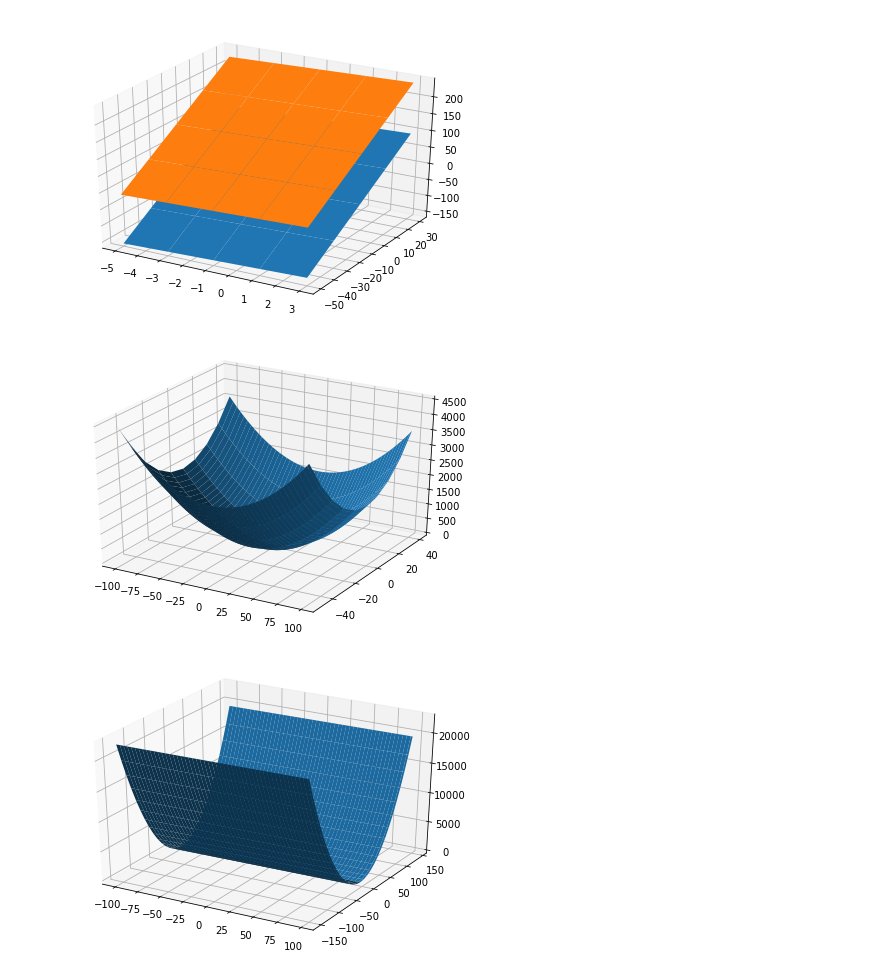
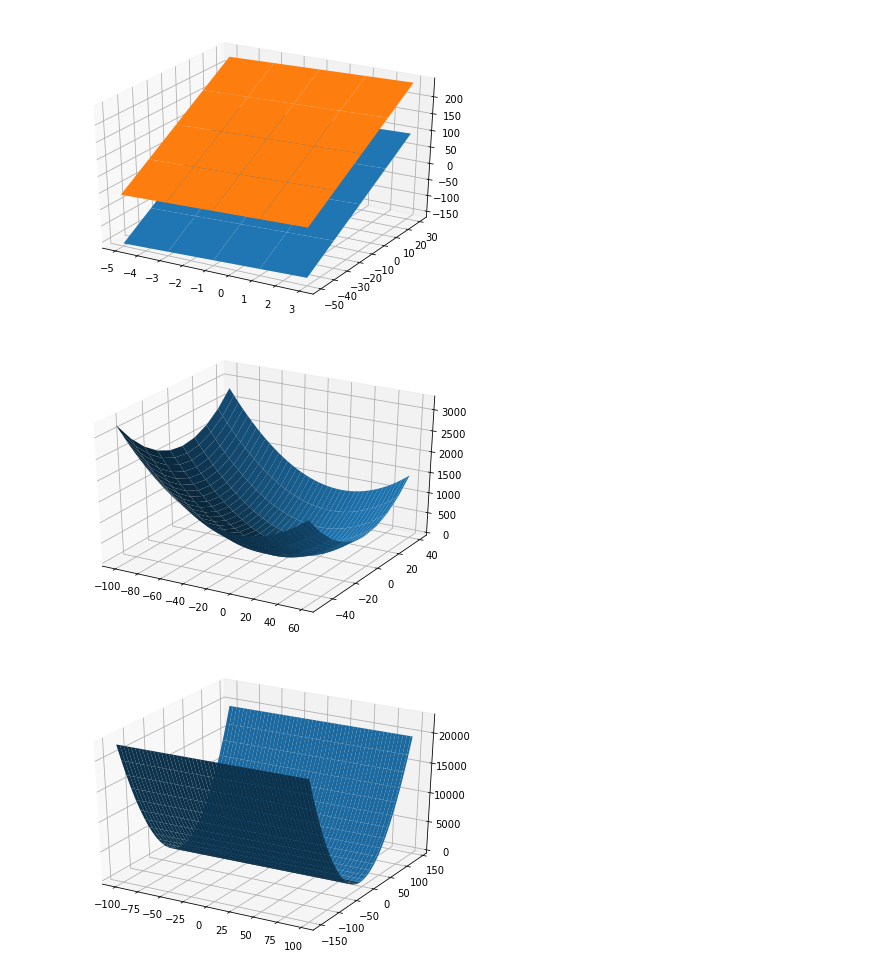
Before and after one commit to ishubenko/mathematics, a Jupyter notebook: hw_3.ipynb, the cells around one changed output. Saved outputs shown, nothing was run; the diff lists cells and outputs as text; code cells hidden in the pictures.

```diff
--- a/hw_3.ipynb
+++ b/hw_3.ipynb
@@ -173,14 +173,14 @@ show()
 # %%
 fig = figure()
 ax = Axes3D(fig)
-X = np.arange(-100, 100, 2)
+X = np.arange(-100, 60, 2)
 Y = np.arange(-50, 50, 10)
 X, Y = np.meshgrid(X, Y)
-Z = (X**2)/5 + Y**2
+Z = (X**2)/5 + Y**2/2
 ax.plot_surface(X, Y, Z)
 show()
 # %% [output]
-[figure, old version]
+[figure, new version]
 # %%
 fig = figure()
 ax = Axes3D(fig)
```
Also changed, not shown: parts of 4 cells of this notebook, 2 other files.
